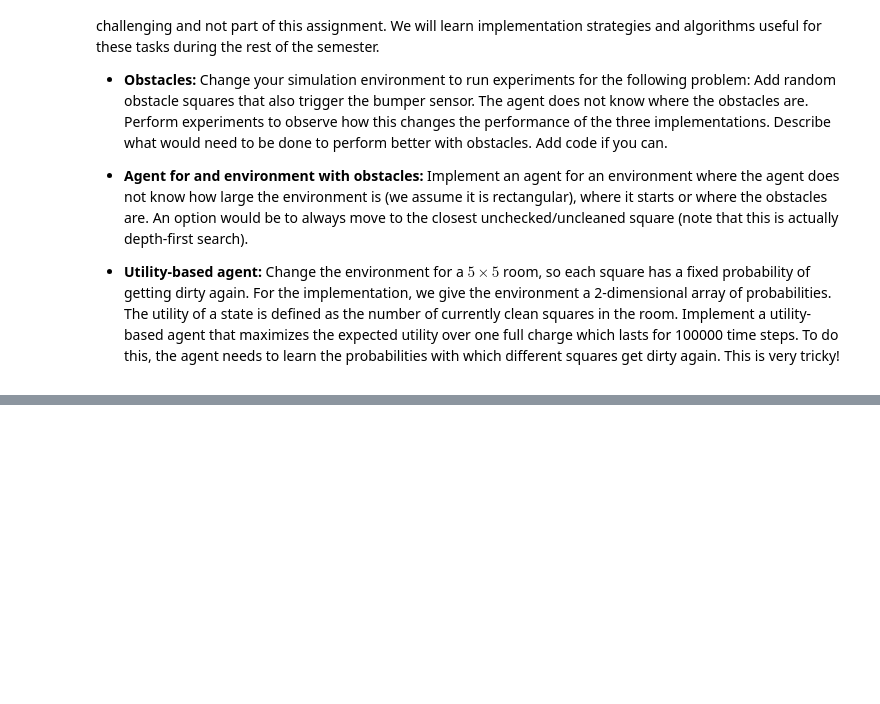
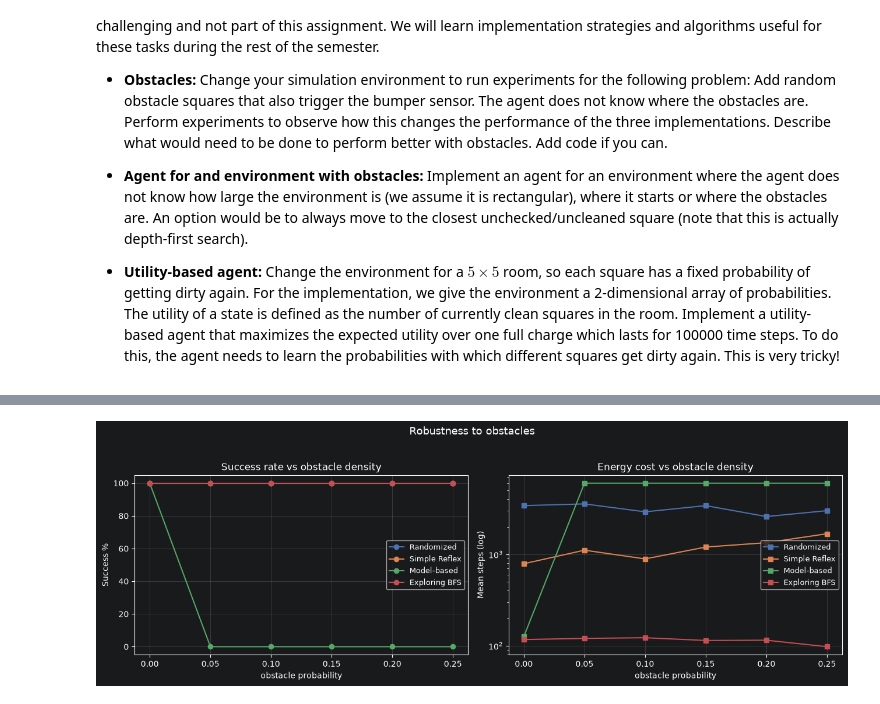
Before and after one commit to Huyyy23/SGU-TriTueNhanTaoNangCao, a Jupyter notebook: lab01 - Agent/robot_vacuum.ipynb, the cells around one changed output, grey strips where cells are left out. Cells and saved outputs as stored; diff of their text form; code cells hidden in the pictures; blank space fills up the shorter version.

Commit message:
Complete robot_vacuum.ipynb

```diff
--- a/lab01 - Agent/robot_vacuum.ipynb
+++ b/lab01 - Agent/robot_vacuum.ipynb
@@ -1636,0 +2710,90 @@ If the assignment was to easy for you then you can think about the following pro
+# %%
+# ============================================================
+# BIỂU ĐỒ 2: PERFORMANCE vs MẬT ĐỘ OBSTACLE
+# ============================================================
+# Sweep p_obstacle để thấy mức độ suy giảm của từng agent.
+
+SWEEP_DENSITIES = [0.0, 0.05, 0.10, 0.15, 0.20, 0.25]
+SWEEP_N = 10
+SWEEP_RUNS = 10
+
+SWEEP_AGENTS = [
+    "Randomized",
+    "Simple Reflex",
+    "Model-based",
+    "Exploring BFS",
+]
+
+def get_sweep_agent(name):
+    if name == "Randomized":
+        return simple_randomized_agent
+    if name == "Simple Reflex":
+        return simple_reflex_agent
+    if name == "Model-based":
+        return make_model_based_agent()
+    if name == "Exploring BFS":
+        return make_exploring_agent()
+    raise ValueError(name)
+
+def max_steps_sweep(name, n):
+    cells = n * n
+    if name == "Randomized":
+        return max(20_000, 400 * cells)
+    if name == "Simple Reflex":
+        return max(20_000, 300 * cells)
+    return max(5_000, 60 * cells)   # Model-based & Exploring BFS
+
+rows = []
+for dens in SWEEP_DENSITIES:
+    for name in SWEEP_AGENTS:
+        succ, steps_list = [], []
+        for run in range(SWEEP_RUNS):
+            agent = get_sweep_agent(name)
+            res = obstacle_vacuum_environment(
+                agent, n=SWEEP_N, p=0.2, p_obstacle=dens,
+                max_steps=max_steps_sweep(name, SWEEP_N),
+                seed=run, verbose=False
+            )
+            succ.append(res["success"])
+            steps_list.append(res["steps"])
+
+        rows.append({
+            "Density": dens,
+            "Agent": name,
+            "Success %": 100.0 * np.mean(succ),
+            "Mean steps": np.mean(steps_list),
+        })
+    print(f"density = {dens:.2f} done", flush=True)
+
+df_sweep = pd.DataFrame(rows)
+
+# ---------------- Vẽ ----------------
+fig, axes = plt.subplots(1, 2, figsize=(13, 4.6))
+colors = {"Randomized": "#4C72B0", "Simple Reflex": "#DD8452",
+          "Model-based": "#55A868", "Exploring BFS": "#C44E52"}
+
+for name in SWEEP_AGENTS:
+    sub = df_sweep[df_sweep["Agent"] == name].sort_values("Density")
+    axes[0].plot(sub["Density"], sub["Success %"], marker="o",
+                 color=colors[name], label=name)
+    axes[1].plot(sub["Density"], sub["Mean steps"], marker="s",
+                 color=colors[name], label=name)
+
+axes[0].set_xlabel("obstacle probability")
+axes[0].set_ylabel("Success %")
+axes[0].set_title("Success rate vs obstacle density")
+axes[0].grid(alpha=0.3)
+
+axes[1].set_xlabel("obstacle probability")
+axes[1].set_ylabel("Mean steps (log)")
+axes[1].set_yscale("log")
+axes[1].set_title("Energy cost vs obstacle density")
+axes[1].grid(alpha=0.3)
+
+axes[0].legend(fontsize=9)
+axes[1].legend(fontsize=9)
+
+plt.suptitle("Robustness to obstacles", fontsize=13)
+plt.tight_layout(rect=[0, 0, 1, 0.95])
+plt.show()
+# %% [output]
@@ -1636,0 +2806 @@ If the assignment was to easy for you then you can think about the following pro
+[figure, added]
```
Also changed, not shown: parts of 26 cells of this notebook.
